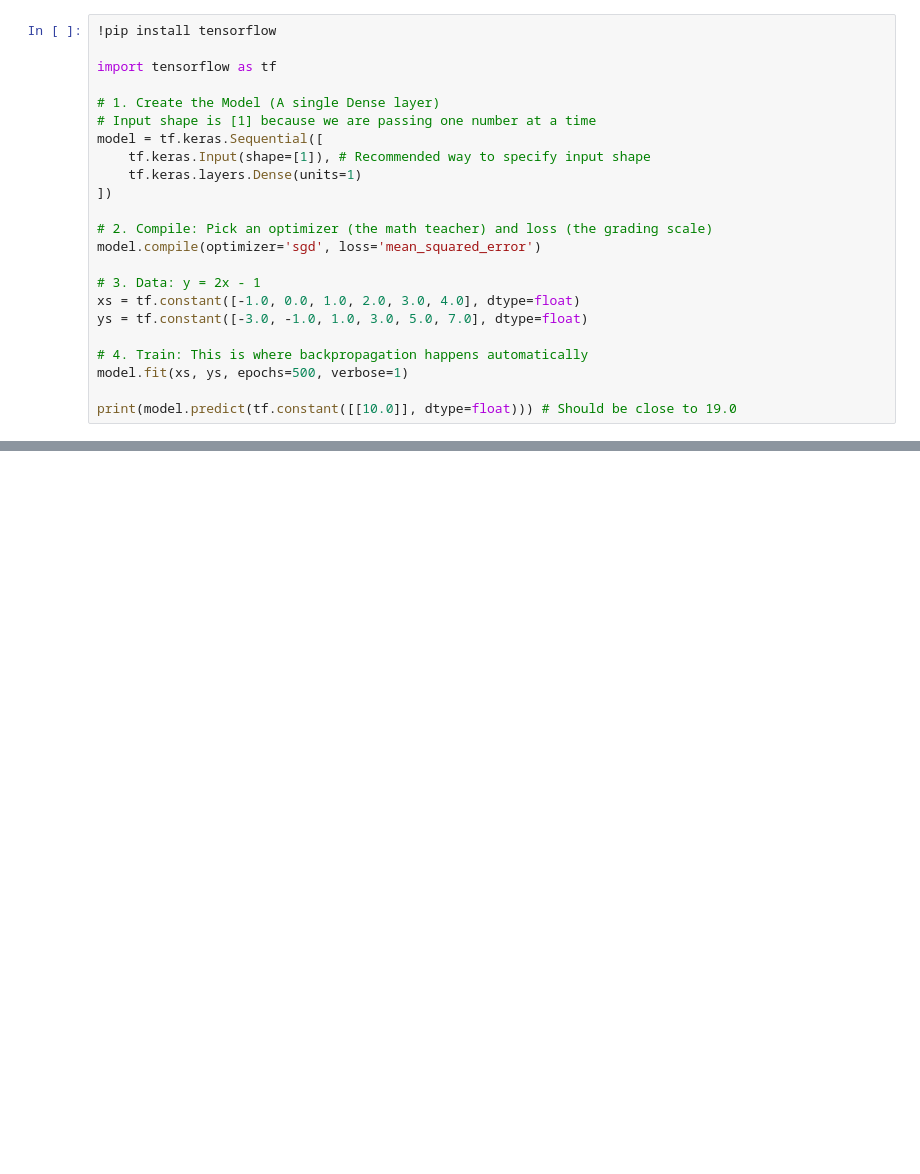
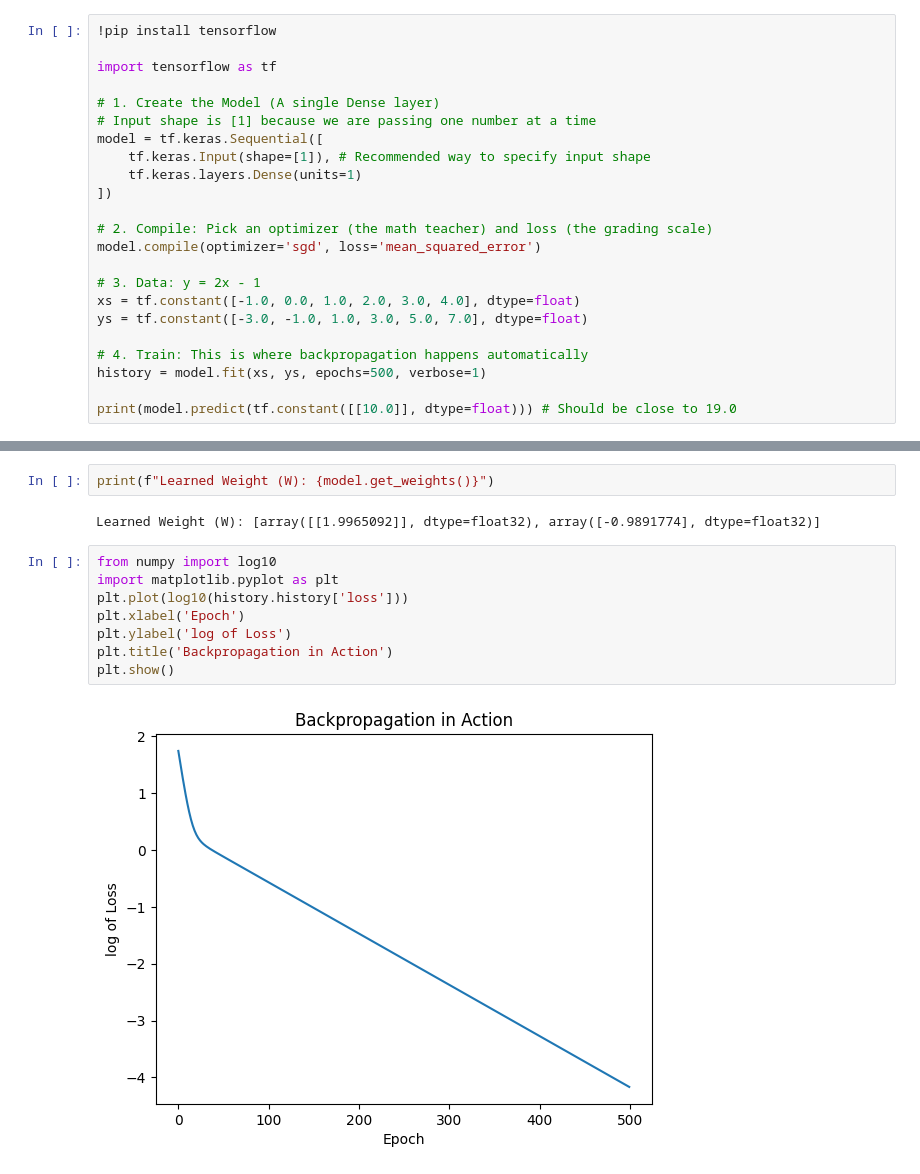
Before and after one commit to acchetan/Chetan-s-AIML-Learning, a Jupyter notebook: tensorflowintro.ipynb, the cells around one changed output, grey strips where cells are left out. Drawn from its saved outputs; the diff is of its cells as text; blank space fills up the shorter version.

```diff
--- a/tensorflowintro.ipynb
+++ b/tensorflowintro.ipynb
@@ -20,7 +20,7 @@ xs = tf.constant([-1.0, 0.0, 1.0, 2.0, 3.0, 4.0], dtype=float)
 ys = tf.constant([-3.0, -1.0, 1.0, 3.0, 5.0, 7.0], dtype=float)
 
 # 4. Train: This is where backpropagation happens automatically
-model.fit(xs, ys, epochs=500, verbose=1)
+history = model.fit(xs, ys, epochs=500, verbose=1)
 
 print(model.predict(tf.constant([[10.0]], dtype=float))) # Should be close to 19.0
 # %% [output]
@@ -43,0 +50,14 @@ Epoch 500/500
+# %%
+print(f"Learned Weight (W): {model.get_weights()}")
+# %% [output]
+Learned Weight (W): [array([[1.9965092]], dtype=float32), array([-0.9891774], dtype=float32)]
+# %%
+from numpy import log10
+import matplotlib.pyplot as plt
+plt.plot(log10(history.history['loss']))
+plt.xlabel('Epoch')
+plt.ylabel('log of Loss')
+plt.title('Backpropagation in Action')
+plt.show()
+# %% [output]
+[figure, added]
```
Also changed, not shown: parts of 2 cells of this notebook.
